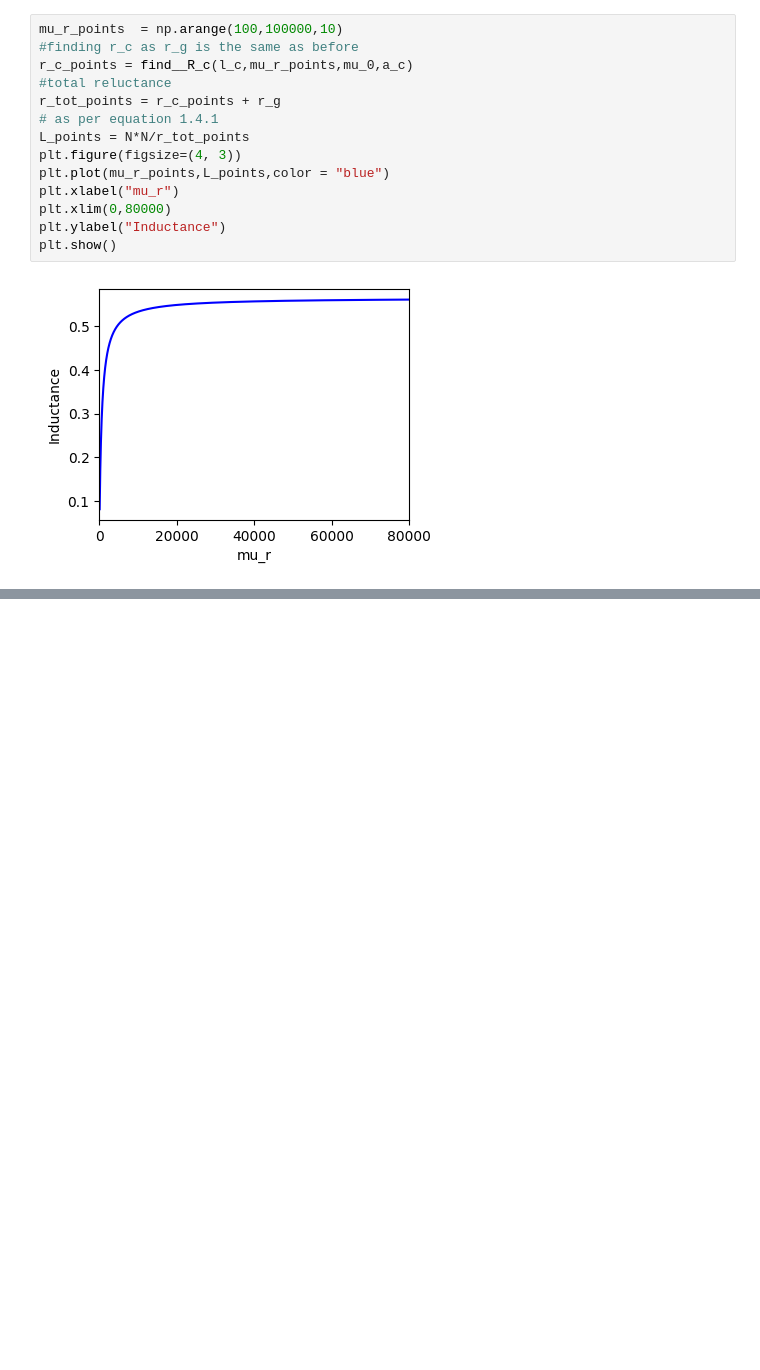
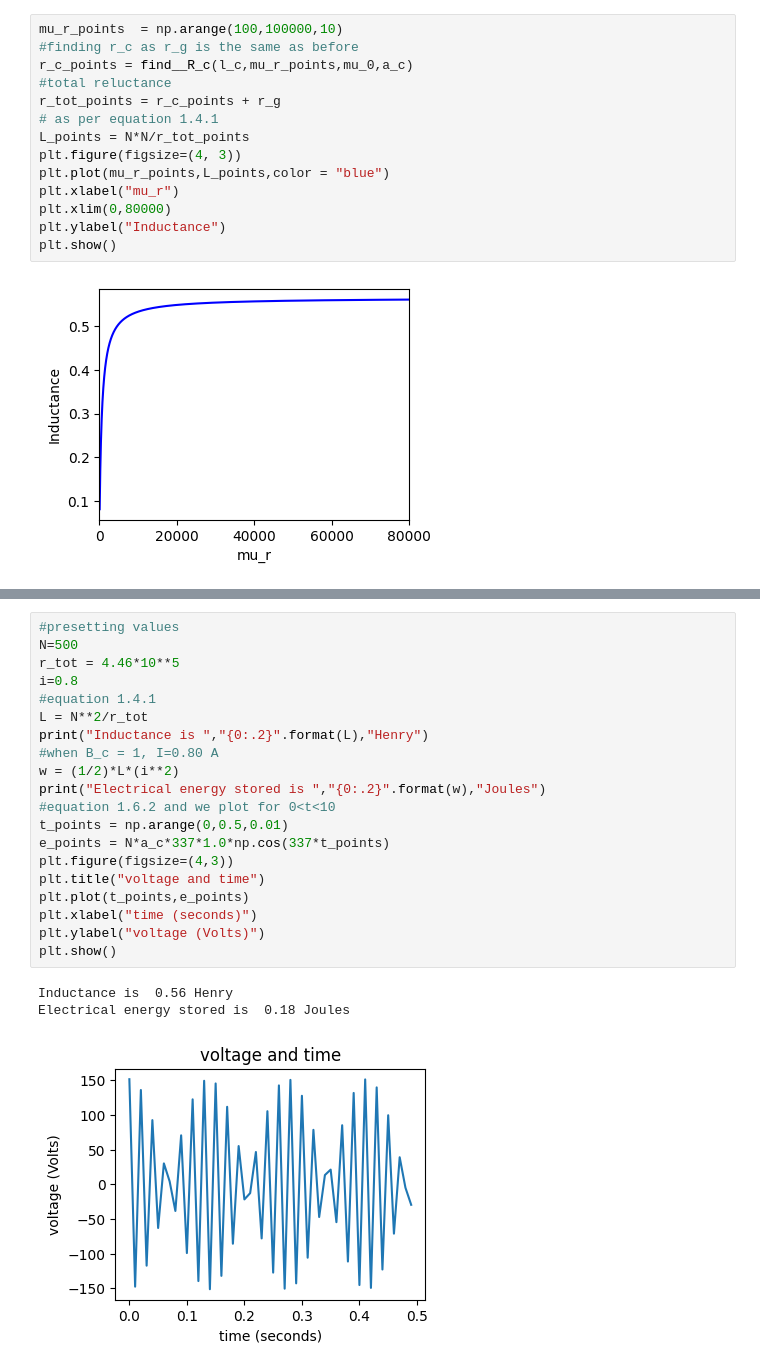
Before and after one commit to oreymaonr/Electric-Machinery, a Jupyter notebook: Electric Machinery.ipynb, the cells around one changed output, grey strips where cells are left out. Saved outputs shown, nothing was run; the diff lists cells and outputs as text; blank space fills up the shorter version.

Commit message:
e-t graph

```diff
--- a/Electric Machinery.ipynb
+++ b/Electric Machinery.ipynb
@@ -236,0 +256,24 @@ plt.show()
+# %%
+#presetting values
+N=500
+r_tot = 4.46*10**5
+i=0.8
+#equation 1.4.1
+L = N**2/r_tot
+print("Inductance is ","{0:.2}".format(L),"Henry")
+#when B_c = 1, I=0.80 A
+w = (1/2)*L*(i**2)
+print("Electrical energy stored is ","{0:.2}".format(w),"Joules")
+#equation 1.6.2 and we plot for 0<t<10
+t_points = np.arange(0,0.5,0.01)
+e_points = N*a_c*337*1.0*np.cos(337*t_points)
+plt.figure(figsize=(4,3))
+plt.title("voltage and time")
+plt.plot(t_points,e_points)
+plt.xlabel("time (seconds)")
+plt.ylabel("voltage (Volts)")
+plt.show()
+# %% [output]
+Inductance is  0.56 Henry
+Electrical energy stored is  0.18 Joules
+[figure, added]
```
Also changed, not shown: parts of 2 cells of this notebook.
